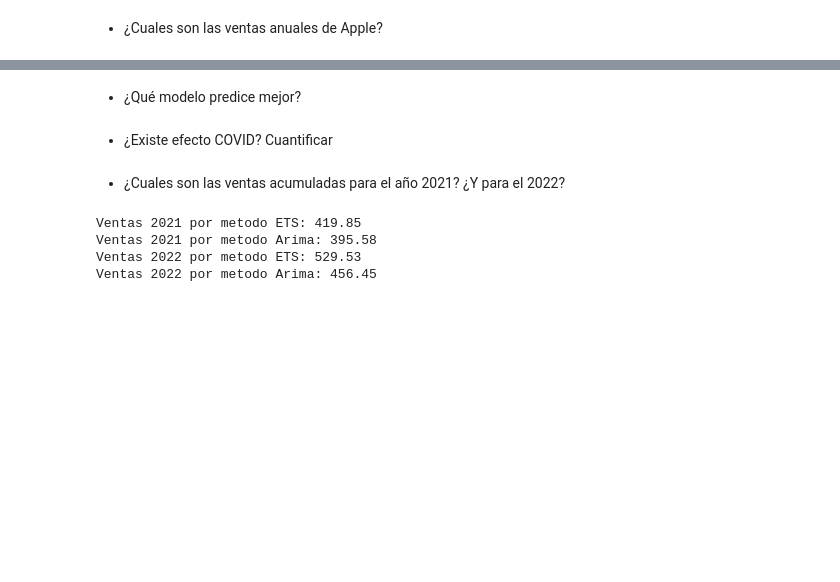
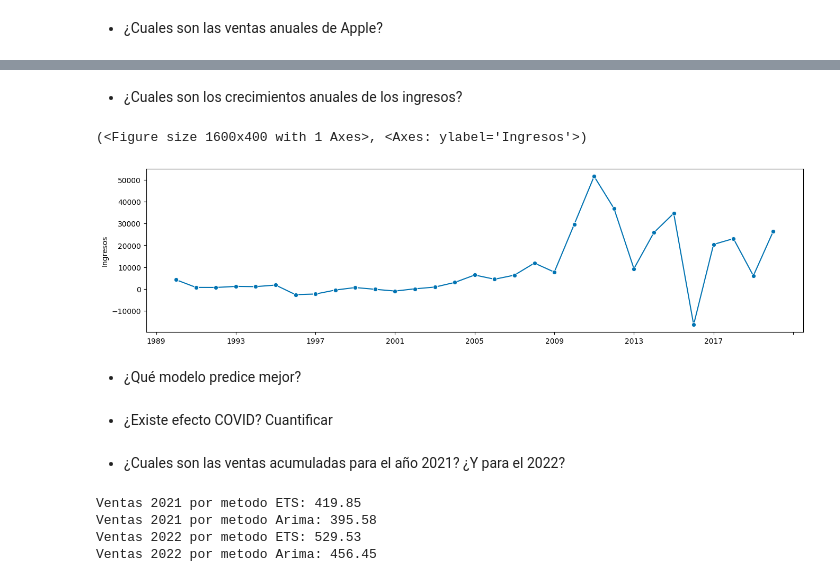
Before and after one commit to alvaropdr10/alvaro_2, a Jupyter notebook: Perez_de_Rojas_Alvaro-Hw_1.ipynb, the cells around one changed output, grey strips where cells are left out. Saved outputs shown, nothing was run; the diff lists cells and outputs as text; code cells hidden in the pictures; blank space fills up the shorter version.

```diff
--- a/Perez_de_Rojas_Alvaro-Hw_1.ipynb
+++ b/Perez_de_Rojas_Alvaro-Hw_1.ipynb
@@ -302,3 +306,10 @@ plot_series(df_anual['Ingresos'])
+# %% [markdown]
+- ¿Cuales son los crecimientos anuales de los ingresos?
+# %%
+plot_series(anual.diff())
+# %% [output]
+(<Figure size 1600x400 with 1 Axes>, <Axes: ylabel='Ingresos'>)
+[figure, added]
 # %% [markdown]
 - ¿Qué modelo predice mejor?
 # %%
```
Also changed, not shown: parts of 7 cells of this notebook.
